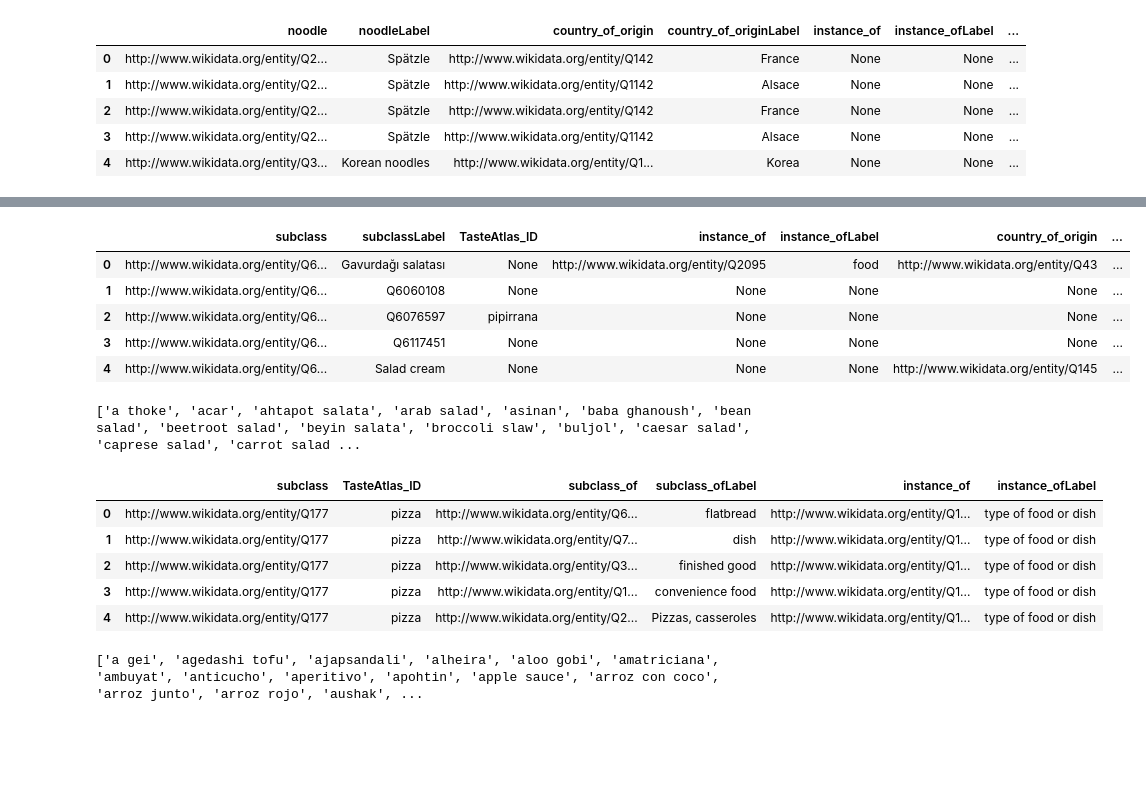
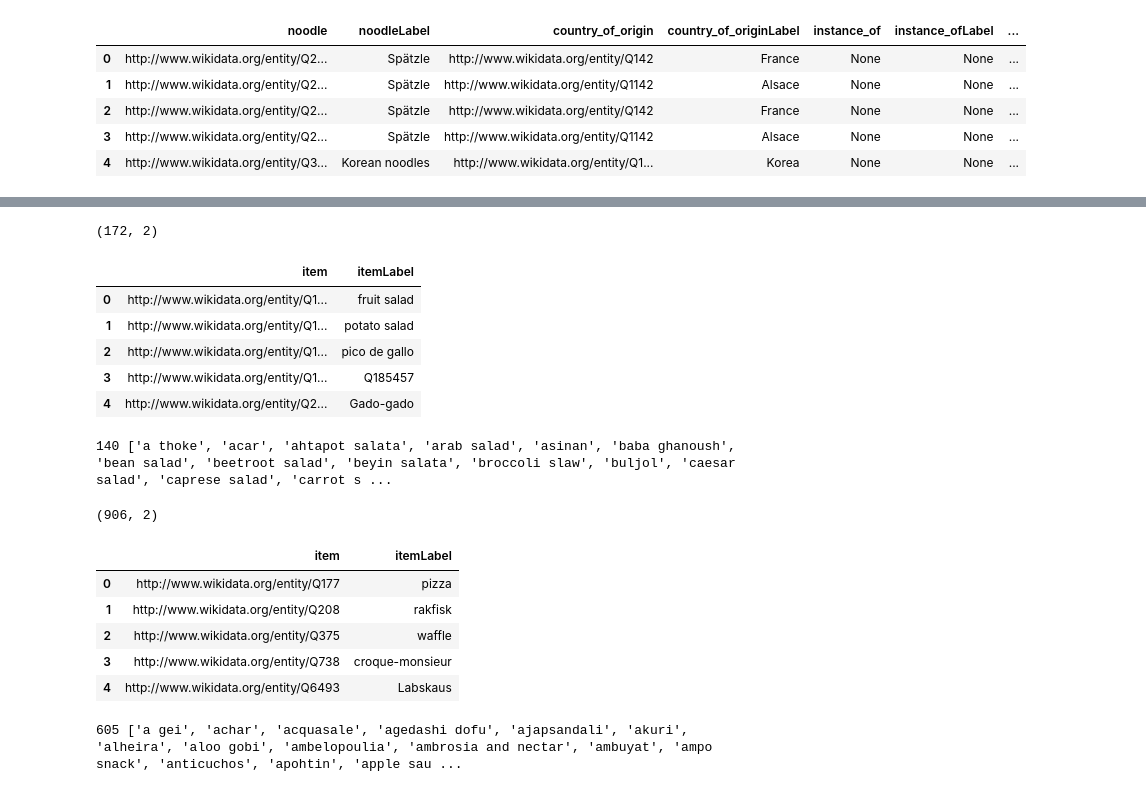
Before and after one commit to ravi-gopalan/DAND_Data_Wrangling, a Jupyter notebook: wikidata_sparql_query.ipynb, the cells around one changed output, grey strips where cells are left out. Saved outputs shown, nothing was run; the diff lists cells and outputs as text; code cells hidden in the pictures; blank space fills up the shorter version.

```diff
--- a/wikidata_sparql_query.ipynb
+++ b/wikidata_sparql_query.ipynb
@@ -156,39 +231,52 @@ print(rice_dish_list)
 # %%
 endpoint_url = "https://query.wikidata.org/sparql"
-query_salad = """
+query_salad = """SELECT ?item ?itemLabel WHERE {
+  ?item wdt:P279 wd:Q9266.
+  SERVICE wikibase:label { bd:serviceParam wikibase:language "[AUTO_LANGUAGE],en". }
+}"""
+
+"""
 SELECT ?subclass ?subclassLabel ?TasteAtlas_ID ?instance_of ?instance_ofLabel ?country_of_origin ?country_of_originLabel ?topic_s_main_template ?topic_s_main_templateLabel WHERE {
   SERVICE wikibase:label { bd:serviceParam wikibase:language "[AUTO_LANGUAGE],en". }
   ?subclass wdt:P279 wd:Q9266.
   OPTIONAL { ?subclass wdt:P5456 ?TasteAtlas_ID. }
   OPTIONAL { ?subclass wdt:P31 ?instance_of. }
   OPTIONAL { ?subclass wdt:P495 ?country_of_origin. }
   OPTIONAL { ?subclass wdt:P1424 ?topic_s_main_template. }
 }
 """
 
 df_salad = get_results(endpoint_url,query_salad)
+print(df_salad.shape)
 df_salad.head()
 # %% [output]
+(172, 2)
-|  | subclass | subclassLabel | TasteAtlas_ID | instance_of | instance_ofLabel | country_of_origin | ... |
-| 0 | http://www.wikidata.org/entity/Q6... | Gavurdağı salatası | None | http://www.wikidata.org/entity/Q2095 | food | http://www.wikidata.org/entity/Q43 | ... |
-| 1 | http://www.wikidata.org/entity/Q6... | Q6060108 | None | None | None | None | ... |
-| 2 | http://www.wikidata.org/entity/Q6... | Q6076597 | pipirrana | None | None | None | ... |
-| 3 | http://www.wikidata.org/entity/Q6... | Q6117451 | None | None | None | None | ... |
-| 4 | http://www.wikidata.org/entity/Q6... | Salad cream | None | None | None | http://www.wikidata.org/entity/Q145 | ... |
+|  | item | itemLabel |
+| 0 | http://www.wikidata.org/entity/Q1... | fruit salad |
+| 1 | http://www.wikidata.org/entity/Q1... | potato salad |
+| 2 | http://www.wikidata.org/entity/Q1... | pico de gallo |
+| 3 | http://www.wikidata.org/entity/Q1... | Q185457 |
+| 4 | http://www.wikidata.org/entity/Q2... | Gado-gado |
 # %%
-salad_list = sorted([re.sub("q[0-9]+","",item.lower()) for item in df_salad.subclassLabel.values.tolist()])
+salad_list = sorted([re.sub("q[0-9]+","",item.lower()) for item in df_salad.groupby(\
+                                                          ['itemLabel'])['item'].agg('count').index.values.tolist()])
 salad_counter = Counter(salad_list)
 
 salad_list = []
 for key in salad_counter.keys():
   if len(key) != 0:
     salad_list.append(key)
-print(salad_list)
+print(len(salad_list),salad_list)
 # %% [output]
-['a thoke', 'acar', 'ahtapot salata', 'arab salad', 'asinan', 'baba ghanoush', 'bean salad', 'beetroot salad', 'beyin salata', 'broccoli slaw', 'buljol', 'caesar salad', 'caprese salad', 'carrot salad ...
+140 ['a thoke', 'acar', 'ahtapot salata', 'arab salad', 'asinan', 'baba ghanoush', 'bean salad', 'beetroot salad', 'beyin salata', 'broccoli slaw', 'buljol', 'caesar salad', 'caprese salad', 'carrot s ...
 # %%
 endpoint_url = "https://query.wikidata.org/sparql"
-query_dish = """
+query_dish = """SELECT ?item ?itemLabel WHERE {
+  ?item wdt:P279 wd:Q746549.
+  SERVICE wikibase:label { bd:serviceParam wikibase:language "[AUTO_LANGUAGE],en". }
+}"""
+
+"""
 SELECT ?subclass ?TasteAtlas_ID ?subclass_of ?subclass_ofLabel ?instance_of ?instance_ofLabel WHERE {
   SERVICE wikibase:label { bd:serviceParam wikibase:language "[AUTO_LANGUAGE],en". }
 
@@ -197,21 +285,25 @@ SELECT ?subclass ?TasteAtlas_ID ?subclass_of ?subclass_ofLabel ?instance_of ?ins
   OPTIONAL { ?subclass wdt:P31 ?instance_of. }
 
   ?subclass wdt:P279 wd:Q746549.
-}"""
+}
+"""
+
+
 df_dish = get_results(endpoint_url,query_dish)
+print(df_dish.shape)
 df_dish.head()
 # %% [output]
+(906, 2)
-|  | subclass | TasteAtlas_ID | subclass_of | subclass_ofLabel | instance_of | instance_ofLabel |
-| 0 | http://www.wikidata.org/entity/Q177 | pizza | http://www.wikidata.org/entity/Q6... | flatbread | http://www.wikidata.org/entity/Q1... | type of food or dish |
-| 1 | http://www.wikidata.org/entity/Q177 | pizza | http://www.wikidata.org/entity/Q7... | dish | http://www.wikidata.org/entity/Q1... | type of food or dish |
-| 2 | http://www.wikidata.org/entity/Q177 | pizza | http://www.wikidata.org/entity/Q3... | finished good | http://www.wikidata.org/entity/Q1... | type of food or dish |
-| 3 | http://www.wikidata.org/entity/Q177 | pizza | http://www.wikidata.org/entity/Q1... | convenience food | http://www.wikidata.org/entity/Q1... | type of food or dish |
-| 4 | http://www.wikidata.org/entity/Q177 | pizza | http://www.wikidata.org/entity/Q2... | Pizzas, casseroles | http://www.wikidata.org/entity/Q1... | type of food or dish |
+|  | item | itemLabel |
+| 0 | http://www.wikidata.org/entity/Q177 | pizza |
+| 1 | http://www.wikidata.org/entity/Q208 | rakfisk |
+| 2 | http://www.wikidata.org/entity/Q375 | waffle |
+| 3 | http://www.wikidata.org/entity/Q738 | croque-monsieur |
+| 4 | http://www.wikidata.org/entity/Q6493 | Labskaus |
 # %%
 dish_list = sorted([re.sub("q[0-9]+","",item.lower()) \
                     for item in df_dish.groupby(\
-                                                ['TasteAtlas_ID', 'subclass_ofLabel'], as_index=False)\
-                    .agg('count').TasteAtlas_ID.values.tolist()])
+                                                ['itemLabel'])['item'].agg('count').index.values.tolist()])
 
 dish_list = sorted([re.sub("\-", " ",item) for item in dish_list])
 
@@ -221,8 +313,8 @@ dish_list = []
 for key in dish_counter.keys():
   if len(key) != 0:
     dish_list.append(key)
-print(dish_list)
+print(len(dish_list),dish_list)
 # %% [output]
-['a gei', 'agedashi tofu', 'ajapsandali', 'alheira', 'aloo gobi', 'amatriciana', 'ambuyat', 'anticucho', 'aperitivo', 'apohtin', 'apple sauce', 'arroz con coco', 'arroz junto', 'arroz rojo', 'aushak', ...
+605 ['a gei', 'achar', 'acquasale', 'agedashi dofu', 'ajapsandali', 'akuri', 'alheira', 'aloo gobi', 'ambelopoulia', 'ambrosia and nectar', 'ambuyat', 'ampo snack', 'anticuchos', 'apohtin', 'apple sau ...
 # %%
 endpoint_url = "https://query.wikidata.org/sparql"
```
Also changed, not shown: parts of 58 cells of this notebook.
